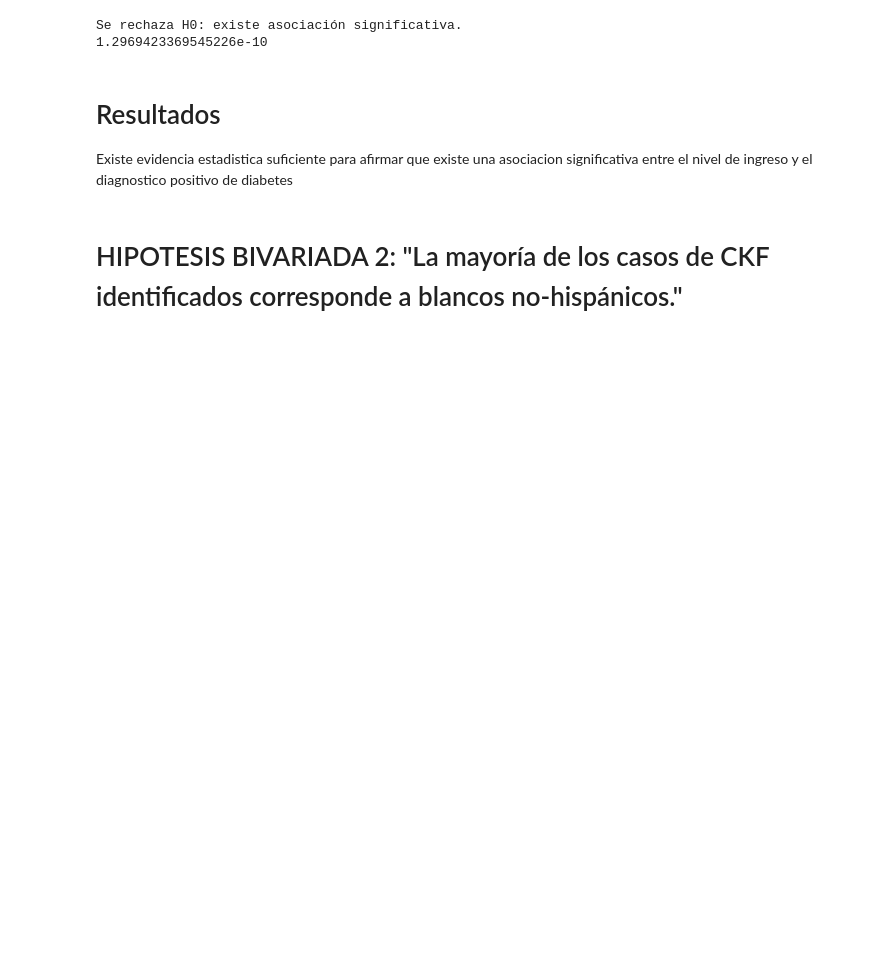
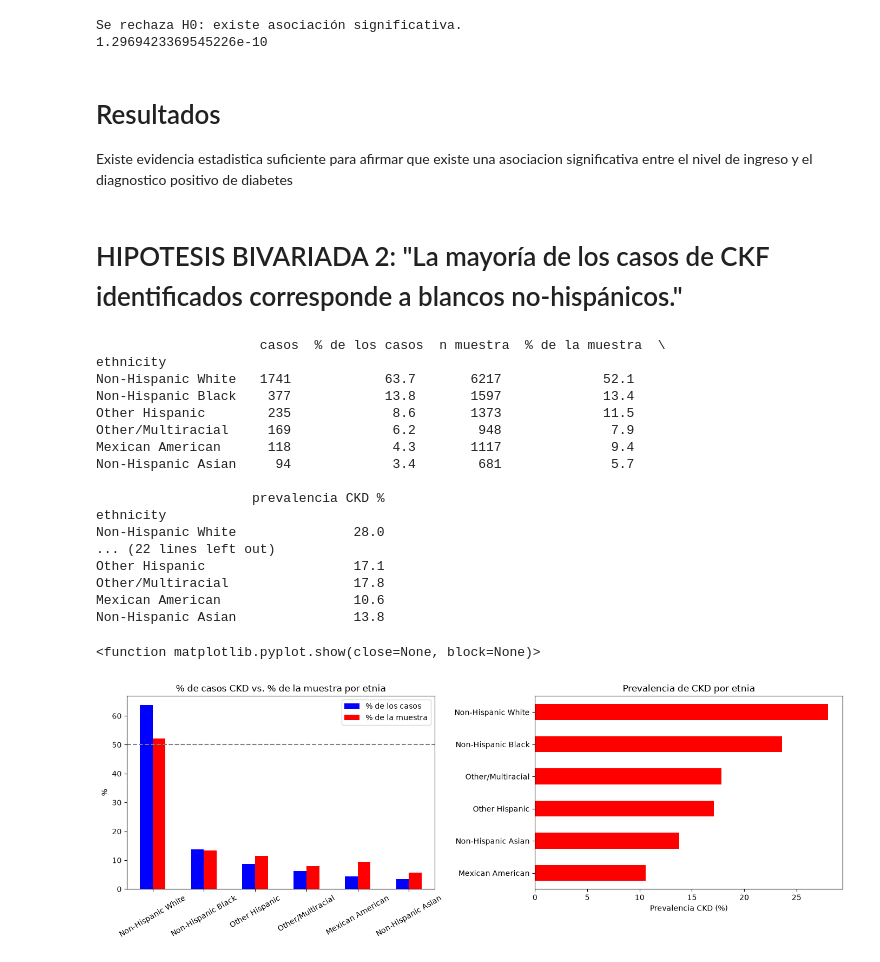
Before and after one commit to tincho1102/TpEspecialFundamentos, a Jupyter notebook: analisis.ipynb, the cells around one changed output. Cells and saved outputs as stored; diff of their text form; code cells hidden in the pictures; blank space fills up the shorter version.

```diff
--- a/analisis.ipynb
+++ b/analisis.ipynb
@@ -360,4 +361,66 @@ Existe evidencia estadistica suficiente para afirmar que existe una asociacion s
 # %% [markdown]
 # HIPOTESIS BIVARIADA 2: "La mayoría de los casos de CKF identificados corresponde a blancos no-hispánicos."
 # %%
-h_b2 =
+casos = df[df["ckd_present"] == 1]
+cc = casos["ethnicity"].value_counts()
+cm = df["ethnicity"].value_counts()
+tabla = pd.DataFrame({
+    "casos": cc,
+    "% de los casos": (cc / cc.sum() * 100).round(1),
+    "n muestra": cm,
+    "% de la muestra": (cm / cm.sum() * 100).round(1),
+    "prevalencia CKD %": (cc / cm * 100).round(1),
+}).sort_values("casos", ascending=False)
+print("\n", tabla)
+
+# ---------- 4. Test de la hipótesis: ¿proporción NH-White > 0,50? ----------
+k, n = cc["Non-Hispanic White"], len(casos)
+res = stats.binomtest(k, n, 0.5, alternative="greater")
+ic = stats.binomtest(k, n).proportion_ci(0.95)
+print(f"\nNH-White: {k}/{n} = {k/n*100:.1f}% | IC95% {ic.low*100:.1f}-{ic.high*100:.1f}% | p = {res.pvalue:.3g}")
+print("¿Se sostiene la hipótesis?", "SÍ" if (res.pvalue < 0.05 and k / n > 0.5) else "NO")
+
+cc = casos["ethnicity"].value_counts()
+cm = df["ethnicity"].value_counts()
+tabla = pd.DataFrame({
+    "casos": cc,
+    "% de los casos": (cc / cc.sum() * 100).round(1),
+    "n muestra": cm,
+    "% de la muestra": (cm / cm.sum() * 100).round(1),
+    "prevalencia CKD %": (cc / cm * 100).round(1),
+}).sort_values("casos", ascending=False)
+print("\n", tabla)
+
+fig, ax = plt.subplots(1, 2, figsize=(14, 5))
+
+tabla[["% de los casos", "% de la muestra"]].plot.bar(ax=ax[0], color=["#0000ff", "#FF0000"])
+ax[0].axhline(50, ls="--", c="gray")
+ax[0].set_title("% de casos CKD vs. % de la muestra por etnia")
+ax[0].set_ylabel("%"); ax[0].set_xlabel("")
+ax[0].tick_params(axis="x", rotation=30)
+
+tabla["prevalencia CKD %"].sort_values().plot.barh(ax=ax[1], color="#FF0000")
+ax[1].set_title("Prevalencia de CKD por etnia"); ax[1].set_xlabel("Prevalencia CKD (%)"); ax[1].set_ylabel("")
+
+plt.tight_layout()
+plt.show
+# %% [output]
+                     casos  % de los casos  n muestra  % de la muestra  \
+ethnicity
+Non-Hispanic White   1741            63.7       6217             52.1
+Non-Hispanic Black    377            13.8       1597             13.4
+Other Hispanic        235             8.6       1373             11.5
+Other/Multiracial     169             6.2        948              7.9
+Mexican American      118             4.3       1117              9.4
+Non-Hispanic Asian     94             3.4        681              5.7
+
+                    prevalencia CKD %
+ethnicity
+Non-Hispanic White               28.0
+... (22 lines left out)
+Other Hispanic                   17.1
+Other/Multiracial                17.8
+Mexican American                 10.6
+Non-Hispanic Asian               13.8
+<function matplotlib.pyplot.show(close=None, block=None)>
+[figure, added]
```
Also changed, not shown: parts of 6 cells of this notebook.
